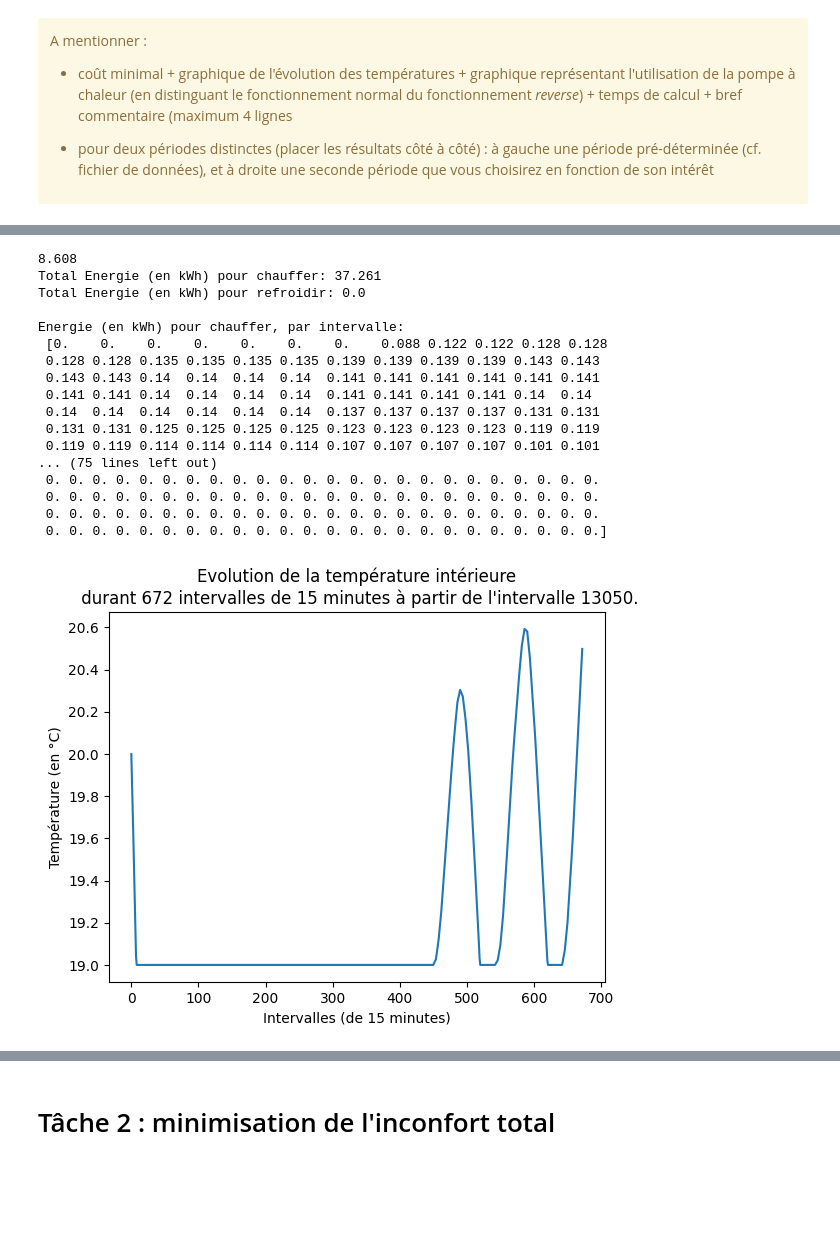
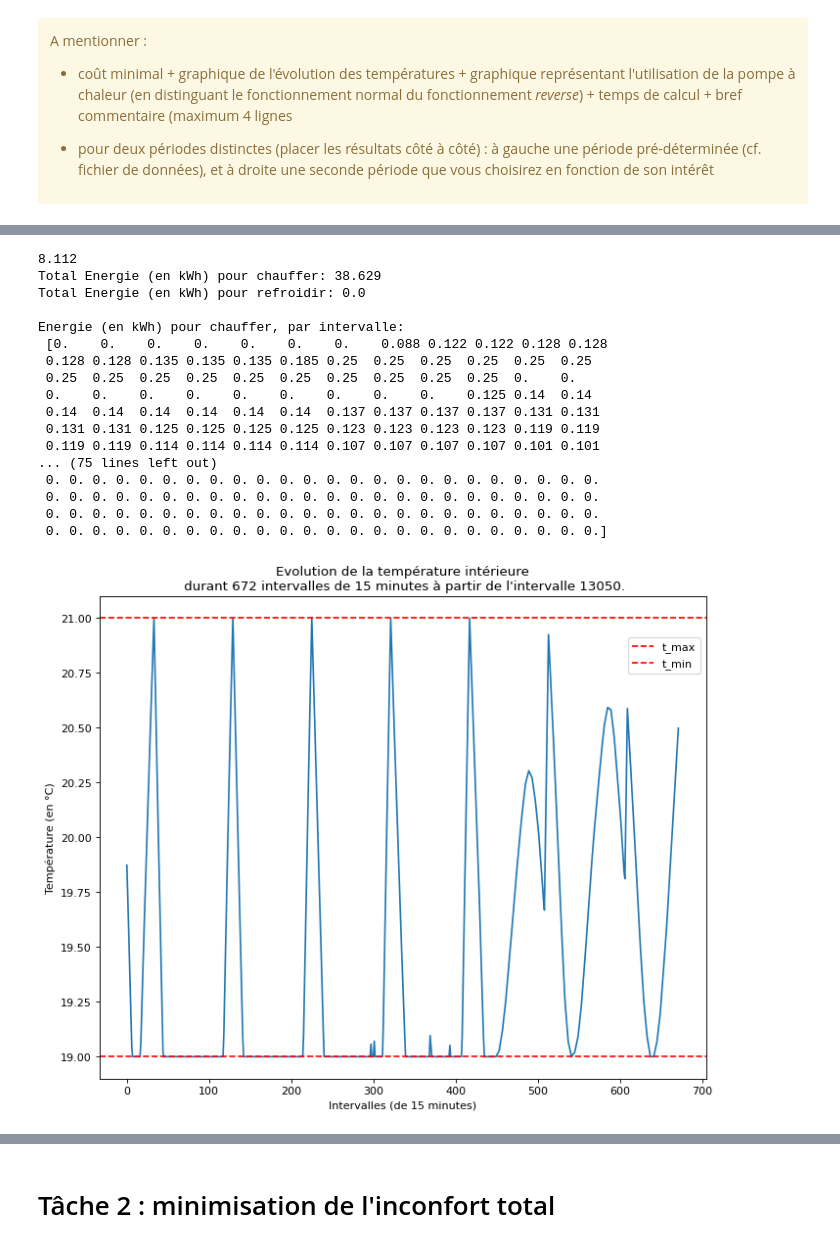
Before and after one commit to nicojmn/LINMA1702-project, a Jupyter notebook: part-1/notebook-part-1.ipynb, the cells around one changed output, grey strips where cells are left out. Saved outputs shown, nothing was run; the diff lists cells and outputs as text; code cells hidden in the pictures; blank space fills up the shorter version.

Commit message:
✅ [TASK1] "Anticipate the futur" + both graphs

```diff
--- a/part-1/notebook-part-1.ipynb
+++ b/part-1/notebook-part-1.ipynb
@@ -156,23 +173,19 @@ def temperature_graph(data, index, size, t_min, t_max, p_peak, p_off_peak):
 # %%
-import numpy as np
-
-data_vector = np.load('data/Temperatures-Montreal.npy')
-result, Xn, Xr = task1(data_vector, 13050, 672, 19, 21, 0.26, 0.18)
 print(np.around(result, 3))
 print(f'Total Energie (en kWh) pour chauffer: {np.around(np.sum(Xn.value),3)}')
 print(f'Total Energie (en kWh) pour refroidir: {np.around(np.sum(Xr.value),3)}\n')
 print(f'Energie (en kWh) pour chauffer, par intervalle:\n {np.around(Xn.value, 3)}\n')
 print(f'Energie (en kWh) pour refroidir, par intervalle:\n {np.around(Xr.value, 3)}')
 # %% [output]
-8.608
-Total Energie (en kWh) pour chauffer: 37.261
+8.112
+Total Energie (en kWh) pour chauffer: 38.629
 Total Energie (en kWh) pour refroidir: 0.0
 
 Energie (en kWh) pour chauffer, par intervalle:
  [0.    0.    0.    0.    0.    0.    0.    0.088 0.122 0.122 0.128 0.128
- 0.128 0.128 0.135 0.135 0.135 0.135 0.139 0.139 0.139 0.139 0.143 0.143
- 0.143 0.143 0.14  0.14  0.14  0.14  0.141 0.141 0.141 0.141 0.141 0.141
- 0.141 0.141 0.14  0.14  0.14  0.14  0.141 0.141 0.141 0.141 0.14  0.14
+ 0.128 0.128 0.135 0.135 0.135 0.185 0.25  0.25  0.25  0.25  0.25  0.25
+ 0.25  0.25  0.25  0.25  0.25  0.25  0.25  0.25  0.25  0.25  0.    0.
+ 0.    0.    0.    0.    0.    0.    0.    0.    0.    0.125 0.14  0.14
  0.14  0.14  0.14  0.14  0.14  0.14  0.137 0.137 0.137 0.137 0.131 0.131
  0.131 0.131 0.125 0.125 0.125 0.125 0.123 0.123 0.123 0.123 0.119 0.119
  0.119 0.119 0.114 0.114 0.114 0.114 0.107 0.107 0.107 0.107 0.101 0.101
@@ -182,6 +195,6 @@ Energie (en kWh) pour chauffer, par intervalle:
  0. 0. 0. 0. 0. 0. 0. 0. 0. 0. 0. 0. 0. 0. 0. 0. 0. 0. 0. 0. 0. 0. 0. 0.
  0. 0. 0. 0. 0. 0. 0. 0. 0. 0. 0. 0. 0. 0. 0. 0. 0. 0. 0. 0. 0. 0. 0. 0.]
 # %%
-temperature_graph(data_vector, 13050, 672, 19, 21, 0.26, 0.18)
+temperature_graph(T.value, 13050, 672, 19, 21)
 # %% [output]
-[figure, old version]
+[figure, new version]
```
Also changed, not shown: parts of 4 cells of this notebook.
